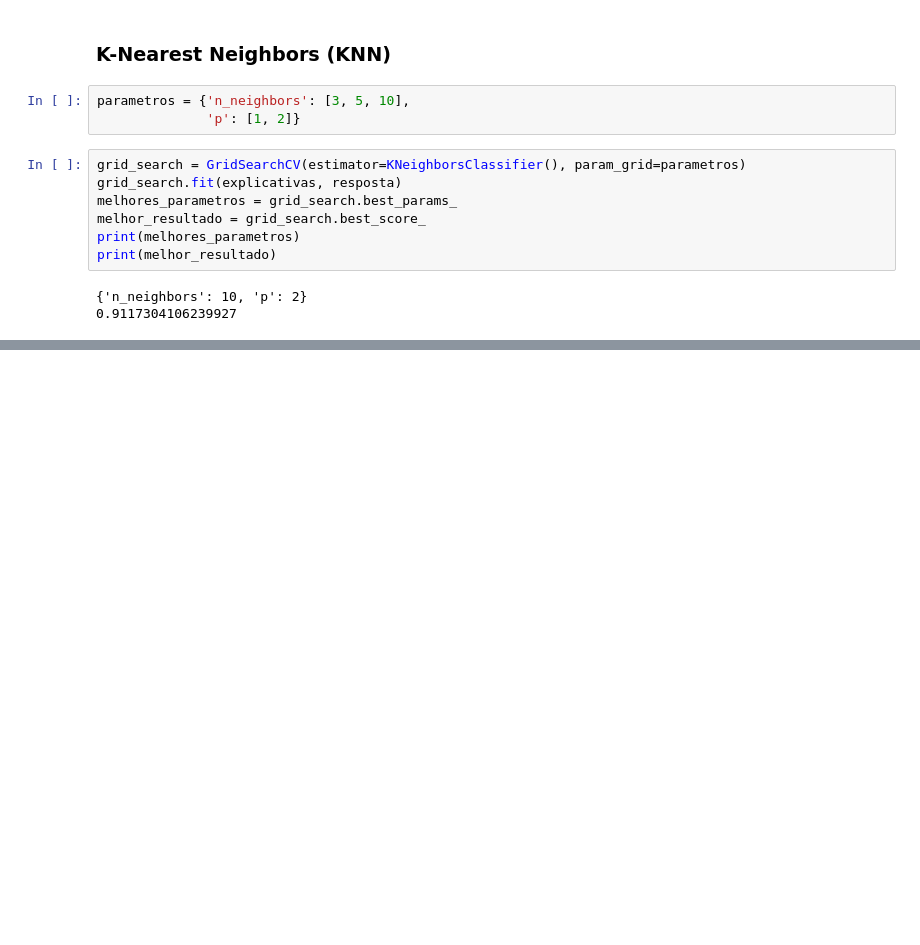
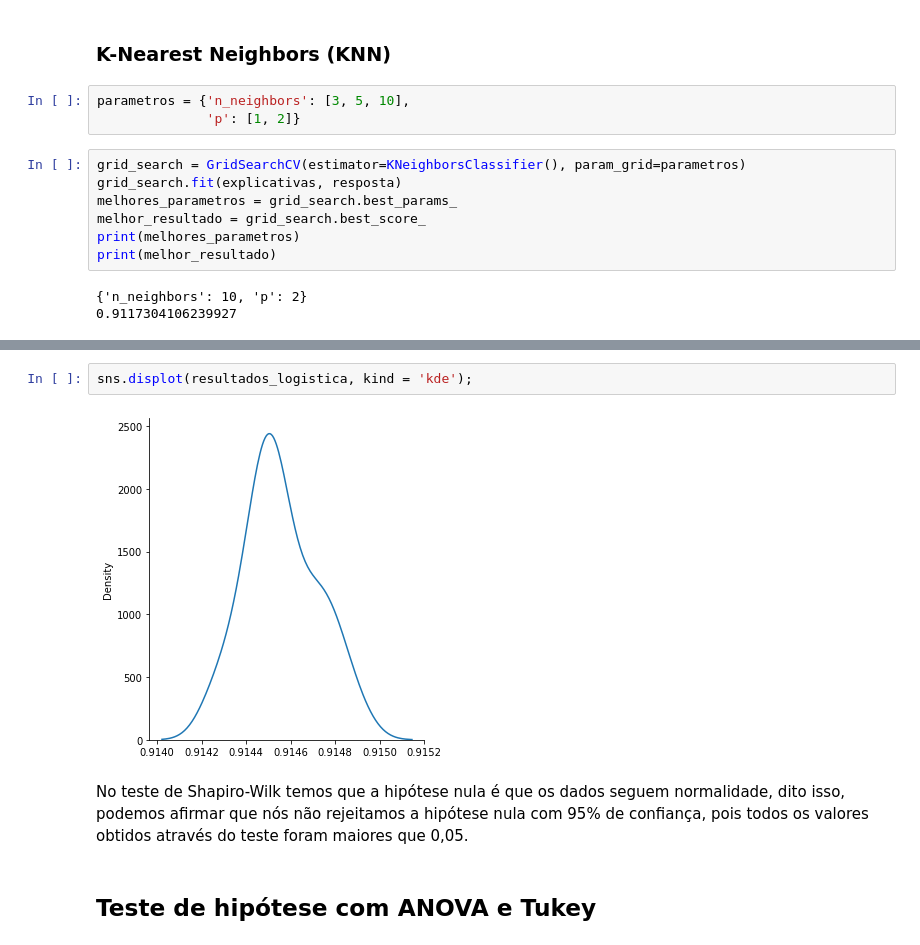
Before and after one commit to jeffersonlbsb/classification_model_example, a Jupyter notebook: heart_disease_prediction.ipynb, the cells around one changed output, grey strips where cells are left out. Drawn from its saved outputs; the diff is of its cells as text; blank space fills up the shorter version.

```diff
--- a/heart_disease_prediction.ipynb
+++ b/heart_disease_prediction.ipynb
@@ -358,0 +605,8 @@ print(melhor_resultado)
+# %%
+sns.displot(resultados_logistica, kind = 'kde');
+# %% [output]
+[figure, added]
+# %% [markdown]
+No teste de Shapiro-Wilk temos que a hipótese nula é que os dados seguem normalidade, dito isso, podemos afirmar que nós não rejeitamos a hipótese nula com 95% de confiança, pois todos os valores obtidos através do teste foram maiores que 0,05.
+# %% [markdown]
+## Teste de hipótese com ANOVA e Tukey
```
Also changed, not shown: parts of 63 cells of this notebook.
